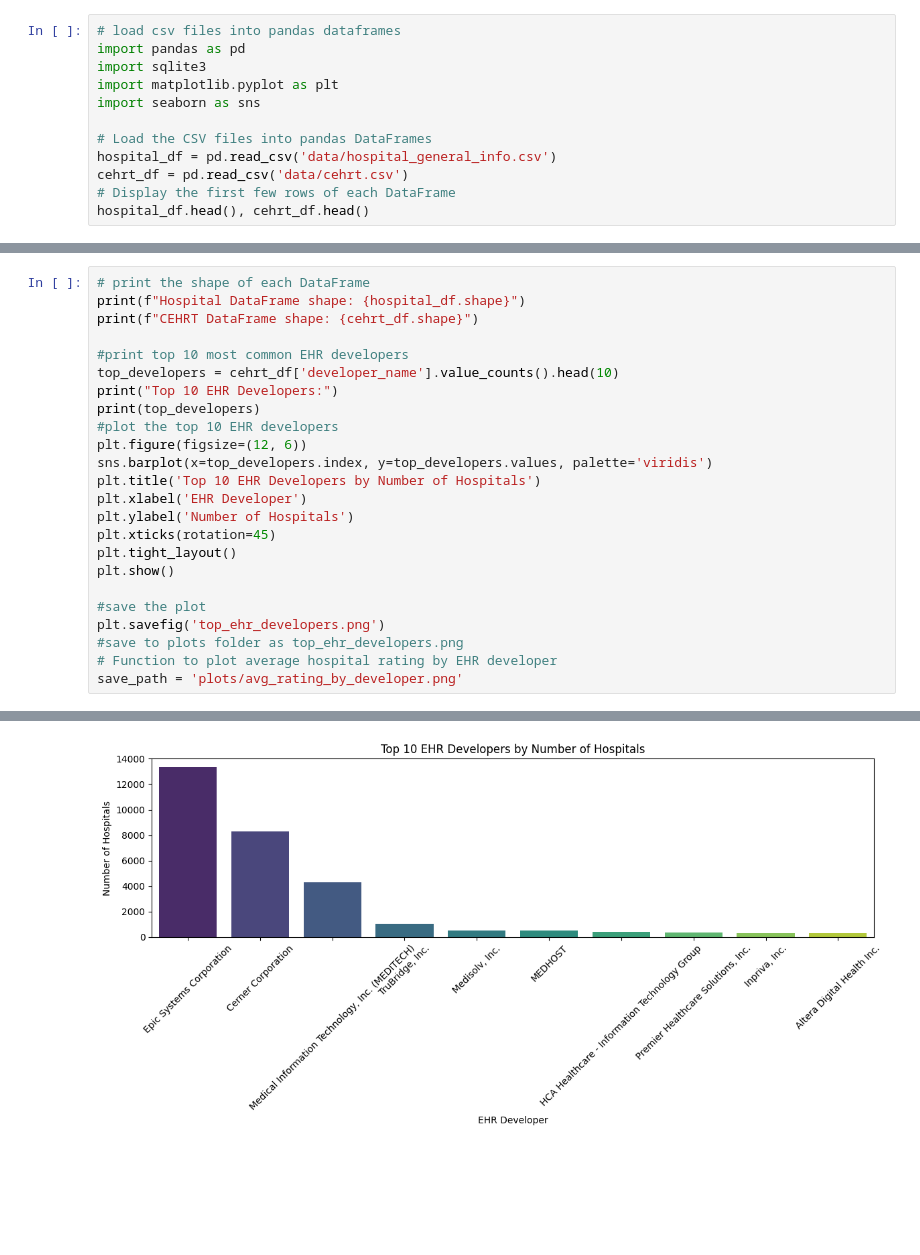
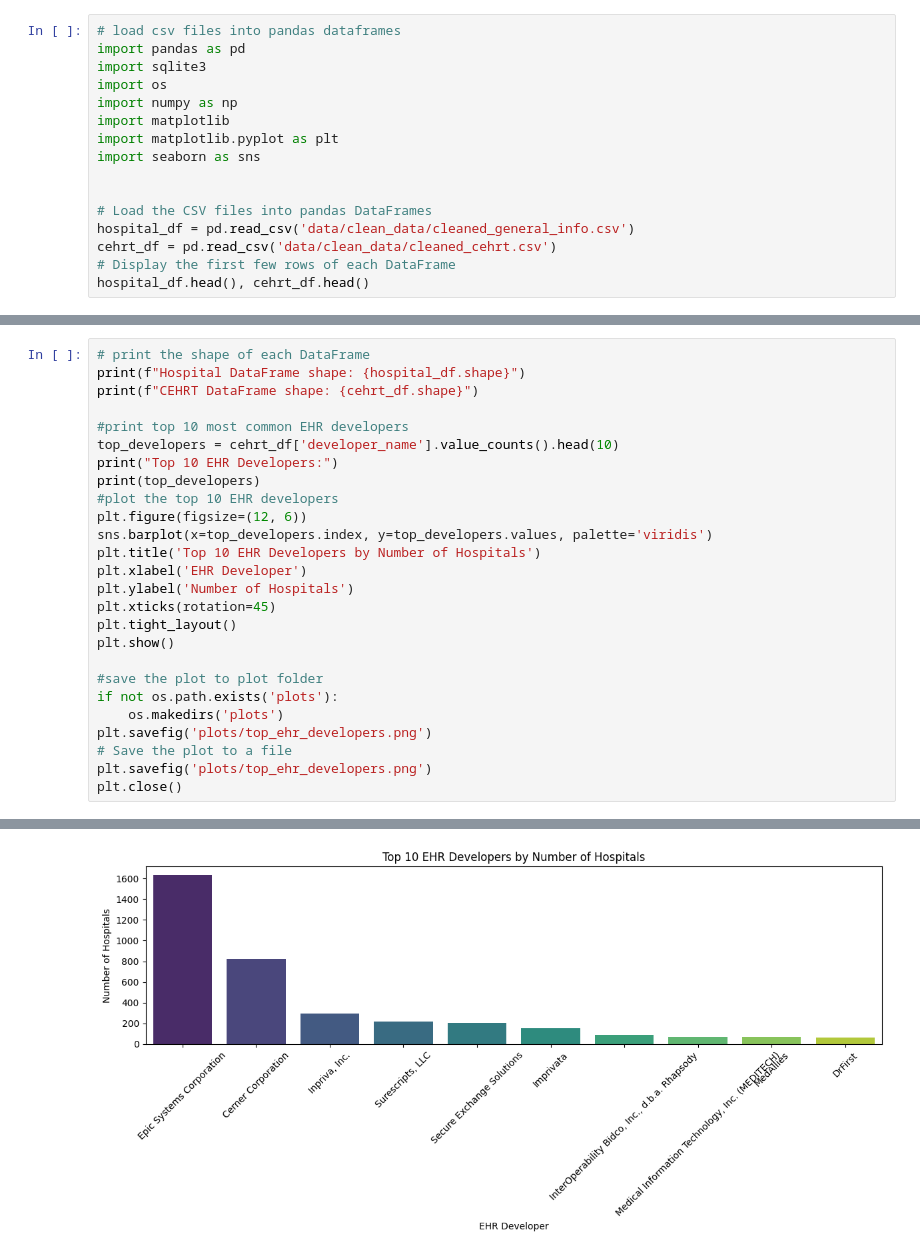
Before and after one commit to SarahLHill/Hospital_EHR_Interoperability, a Jupyter notebook: plots.ipynb, the cells around one changed output, grey strips where cells are left out. Drawn from its saved outputs; the diff is of its cells as text; blank space fills up the shorter version.

```diff
--- a/plots.ipynb
+++ b/plots.ipynb
@@ -2,12 +2,16 @@
 # load csv files into pandas dataframes
 import pandas as pd
 import sqlite3
+import os
+import numpy as np
+import matplotlib
 import matplotlib.pyplot as plt
 import seaborn as sns
 
+
 # Load the CSV files into pandas DataFrames
-hospital_df = pd.read_csv('data/hospital_general_info.csv')
-cehrt_df = pd.read_csv('data/cehrt.csv')
+hospital_df = pd.read_csv('data/clean_data/cleaned_general_info.csv')
+cehrt_df = pd.read_csv('data/clean_data/cleaned_cehrt.csv')
 # Display the first few rows of each DataFrame
 hospital_df.head(), cehrt_df.head()
 # %% [output]
@@ -47,9 +51,11 @@ plt.xticks(rotation=45)
 plt.tight_layout()
 plt.show()
 
-#save the plot
-plt.savefig('top_ehr_developers.png')
-#save to plots folder as top_ehr_developers.png
-# Function to plot average hospital rating by EHR developer
-save_path = 'plots/avg_rating_by_developer.png'
+#save the plot to plot folder
+if not os.path.exists('plots'):
+    os.makedirs('plots')
+plt.savefig('plots/top_ehr_developers.png')
+# Save the plot to a file
+plt.savefig('plots/top_ehr_developers.png')
+plt.close()
 # %% [output]
@@ -70,5 +76,5 @@ Altera Digital Health Inc.                           291
 Name: count, dtype: int64
 Passing `palette` without assigning `hue` is deprecated and will be removed in v0.14.0. Assign the `x` variable to `hue` and set `legend=False` for the same effect.
 
   sns.barplot(x=top_developers.index, y=top_developers.values, palette='viridis')
-[figure, old version]
+[figure, new version]
```
Also changed, not shown: parts of 3 cells of this notebook, 3 other files.
